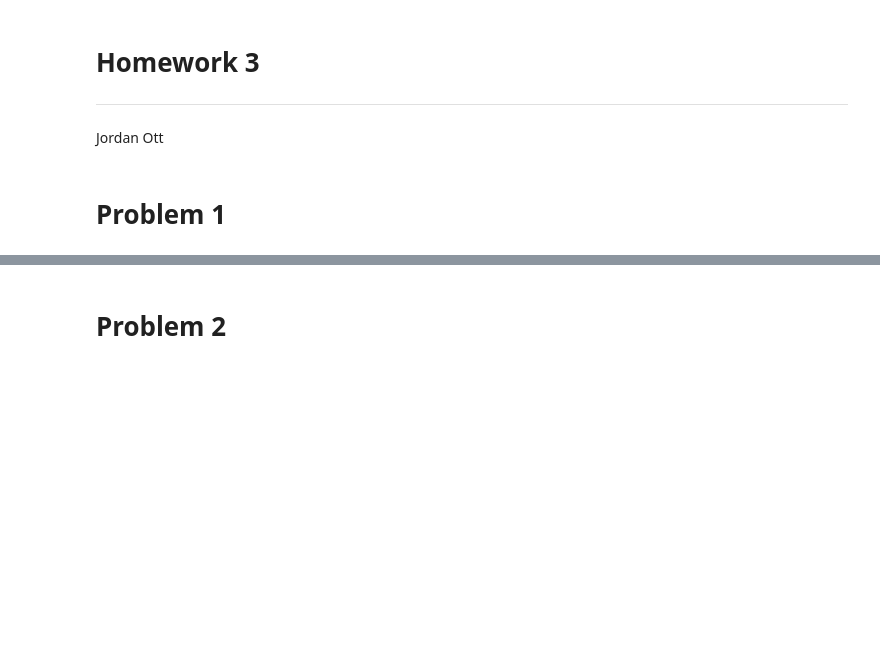
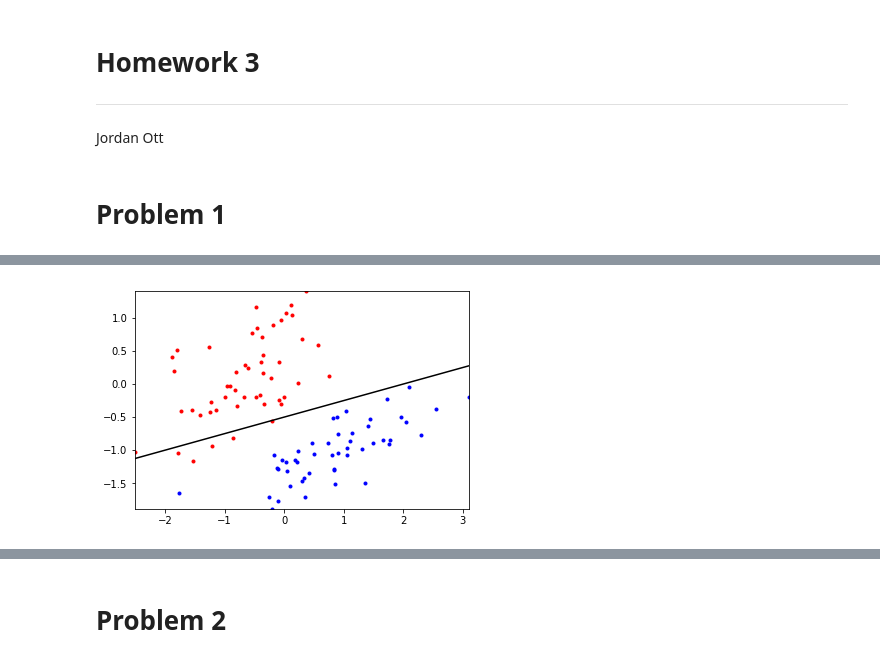
Before and after one commit to jordanott/MachineLearning, a Jupyter notebook: Homework/03/HW3.ipynb, the cells around one changed output, grey strips where cells are left out. Saved outputs shown, nothing was run; the diff lists cells and outputs as text; code cells hidden in the pictures; blank space fills up the shorter version.

```diff
--- a/Homework/03/HW3.ipynb
+++ b/Homework/03/HW3.ipynb
@@ -35,0 +39,9 @@ x.add(0)
+# %%
+learnerA = logisticClassify2();
+learnerA.classes = np.unique(YA)
+
+wts = np.array([.5,-.25,1]);
+learnerA.theta = wts;
+learnerA.plotBoundary(XA, YA);
+# %% [output]
+[figure, added]
```
Also changed, not shown: parts of 18 cells of this notebook, 1 other file.
